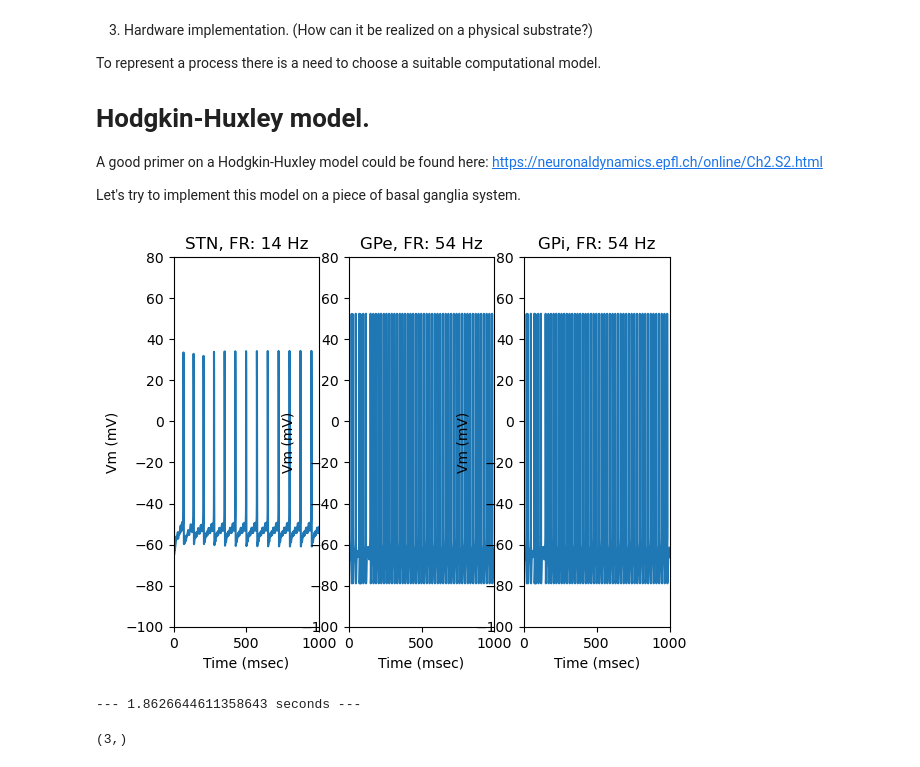
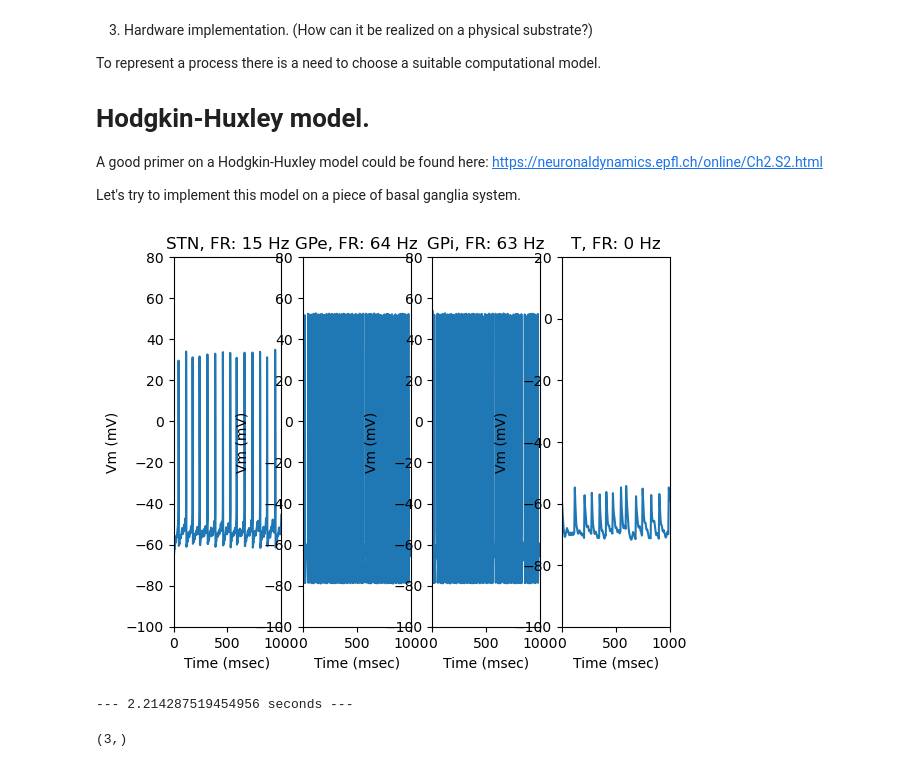
Before and after one commit to Linnea133/schuelerpraktikum, a Jupyter notebook: HHmodel.ipynb, the cells around one changed output. Saved outputs shown, nothing was run; the diff lists cells and outputs as text; code cells hidden in the pictures.

```diff
--- a/HHmodel.ipynb
+++ b/HHmodel.ipynb
@@ -71,3 +80,25 @@ def plotres(vsn, vge, vgi, t,tmax, dt):
     plt.show()
+# %%
+@jit(nopython=True, cache=True)
+def Ismt(dt, tmax, A, D, F, Va):
+    t=np.arange(0, tmax, dt)
+    sh=1/Va**2
+    sc=F/sh
+    t=np.arange(0, tmax, dt)
+    Ism = np.zeros (len(t))
+    p=int(round(D/dt))
+    pulse=A*np.ones(p)
+    instfreq=np.random.gamma(sh,sc)
+    ipi=tmax/instfreq
+    ip=int(round(ipi/dt))
+    i=ip
+
+    while i<len(t)and i+p<(len(t)):
+        Ism[i:i+p]= pulse
+        instfreq=np.random.gamma(sh,sc)
+        ipi=tmax/instfreq
+        ip=int(round(ipi/dt))
+        i+=ip
+    return Ism
 # %%
 #Gating parameters
@@ -314,36 +396,37 @@ def network(tmax,dt,v2,v3,v4,n):
 # %%
 def Initial():
 
     start_time = time.time()
     #%% Set initial conditions
 
     #time variables
     tmax=1000              #maximum time (ms)
     dt=0.01                #timestep (ms)
     t=np.arange(0,tmax,dt) #time vector
     n=12                   #number of neurons in each nucleus (TH, STN, GPe, GPi)
 
     #initial membrane voltages for all cells - random is a little different from matlab
     v2=-62+np.random.randn(1,n)*5
     v3=-62+np.random.randn(1,n)*5
     v4=-62+np.random.randn(1,n)*5
+    v5=-62+np.random.randn(1,n)*5
 
     #%% Running FOGnetwork
 
     #healthy
-    vsn, vge, vgi = network(tmax, dt, v2, v3, v4, n) #healthy
-    h = plotres(vsn, vge, vgi, t, tmax, dt)
+    vsn, vge, vgi, vt = network(tmax, dt, v2, v3, v4, v5, n) #healthy
+    h = plotres(vsn, vge, vgi, t, tmax, dt, vt)
 
     print("--- %s seconds ---" % (time.time() - start_time))
 
-    return (vsn, vge, vgi, t, tmax)
+    return (vsn, vge, vgi, t, tmax, vt)
 
 if __name__ == "__main__":
     # execute only if run as a script
     fin_res=Initial()
 # %% [output]
-[figure, old version]
+[figure, new version]
---- 1.8626644611358643 seconds ---
+--- 2.214287519454956 seconds ---
 # %%
 list1 = [1,2,3]
 np.shape (list1)
```
Also changed, not shown: parts of 3 cells of this notebook, 2 other files.
